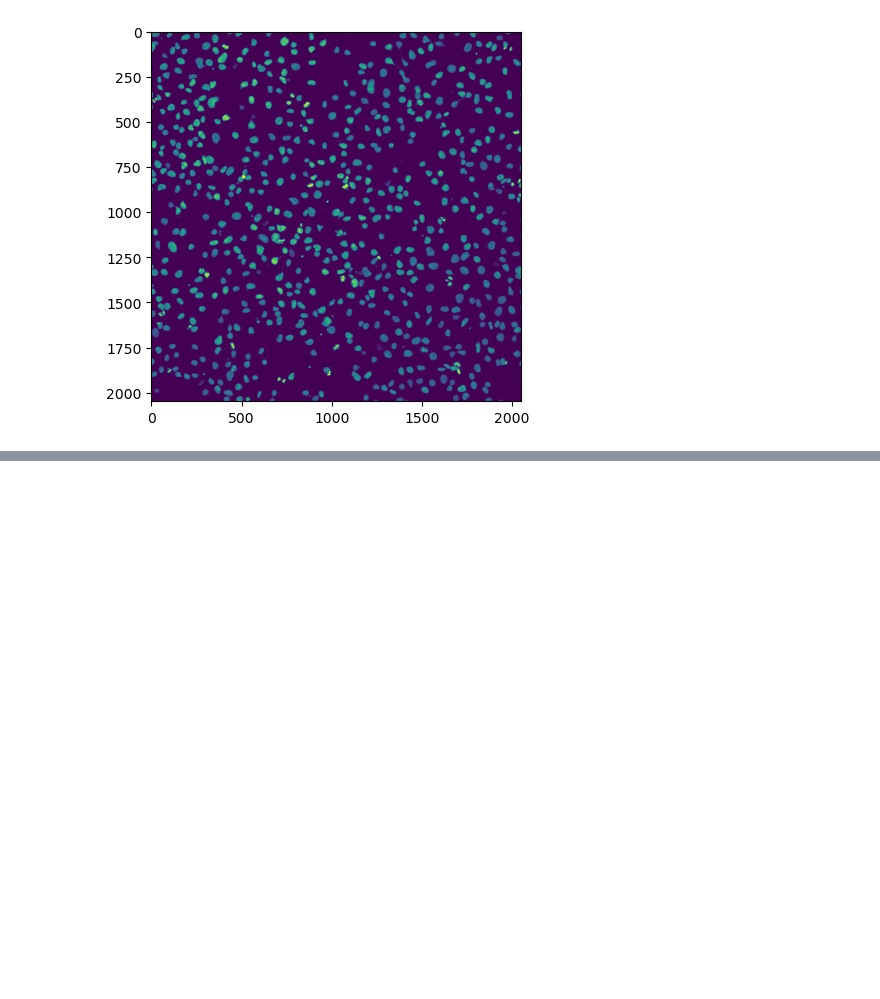
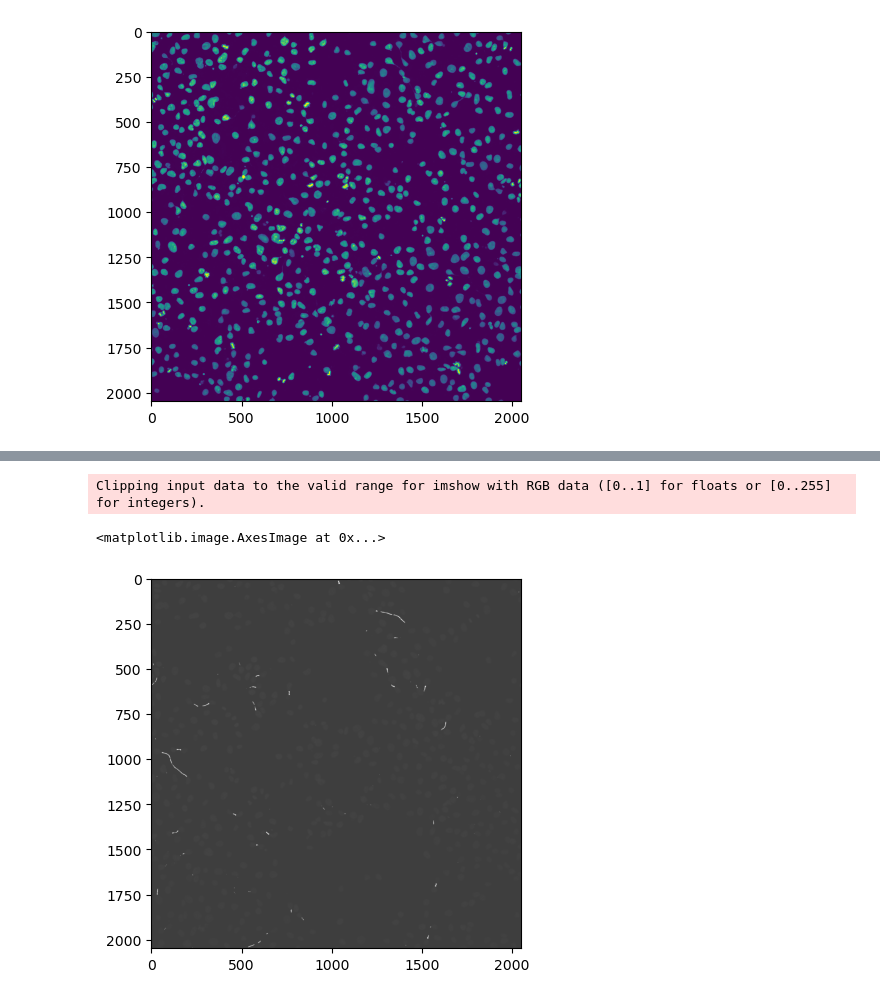
Before and after one commit to jblackwelder64/WEKA-XGBoost-Chromatin-Model, a Jupyter notebook: Main Notebook-Rip-HOG.ipynb, the cells around one changed output, grey strips where cells are left out. Saved outputs shown, nothing was run; the diff lists cells and outputs as text; code cells hidden in the pictures; blank space fills up the shorter version.

```diff
--- a/Main Notebook-Rip-HOG.ipynb
+++ b/Main Notebook-Rip-HOG.ipynb
@@ -338,3 +341,2 @@ plt.imshow(train_masks[1])
 # %%
-y_pred_2 = skimage.filters.median(y_pred_2)
-plt.imshow(y_pred_2)
+y_pred_2_bin = [custom_round(pixel, .65) for pixel in y_pred_2]
@@ -355,16 +355,10 @@ def custom_round(num, threshold):
         return 0
 
 # y_pred = y_pred.flatten()
-y_pred_2 = y_pred_2.flatten()
+# y_pred_2 = y_pred_2.flatten()
 
-for thresh_scaled in range(0,100,5):
-    thresh = float(thresh_scaled)/100
-#     y_pred = y_pred.flatten()
-#     y_pred_bin = [custom_round(pixel, thresh) for pixel in y_pred]
-#     iou_tr = sklearn.metrics.jaccard_score(y_train, y_pred_bin)
-#     print(iou,',')
-
-#     y_pred_2 = y_pred_2.flatten()
-    y_pred_2_bin = [custom_round(pixel, thresh) for pixel in y_pred_2]
-    iou_te = sklearn.metrics.jaccard_score(y_test, y_pred_2_bin)
-    print(thresh, ', ', iou_te)
+# for thresh_scaled in range(0,100,5):
+#     thresh = float(thresh_scaled)/100
+#     y_pred_2_bin = [custom_round(pixel, thresh) for pixel in y_pred_2]
+#     iou_te = sklearn.metrics.jaccard_score(y_test, y_pred_2_bin)
+#     print(thresh, ', ', iou_te)
@@ -457,0 +451,11 @@ plt.imshow(img)
+# %%
+import skimage.color
+
+superimposed = skimage.color.label2rgb(label=np.reshape(np.array(y_pred_2_bin), (2048, 2048)),
+                                       image=np.moveaxis(np.array(features_test), 2, 0)[0],
+                                      image_alpha=.65, colors=[(255,255,255)])
+plt.imshow(superimposed)
+# %% [output]
+Clipping input data to the valid range for imshow with RGB data ([0..1] for floats or [0..255] for integers).
+<matplotlib.image.AxesImage at 0x...>
+[figure, added]
```
Also changed, not shown: parts of 12 cells of this notebook, 2 other files.
